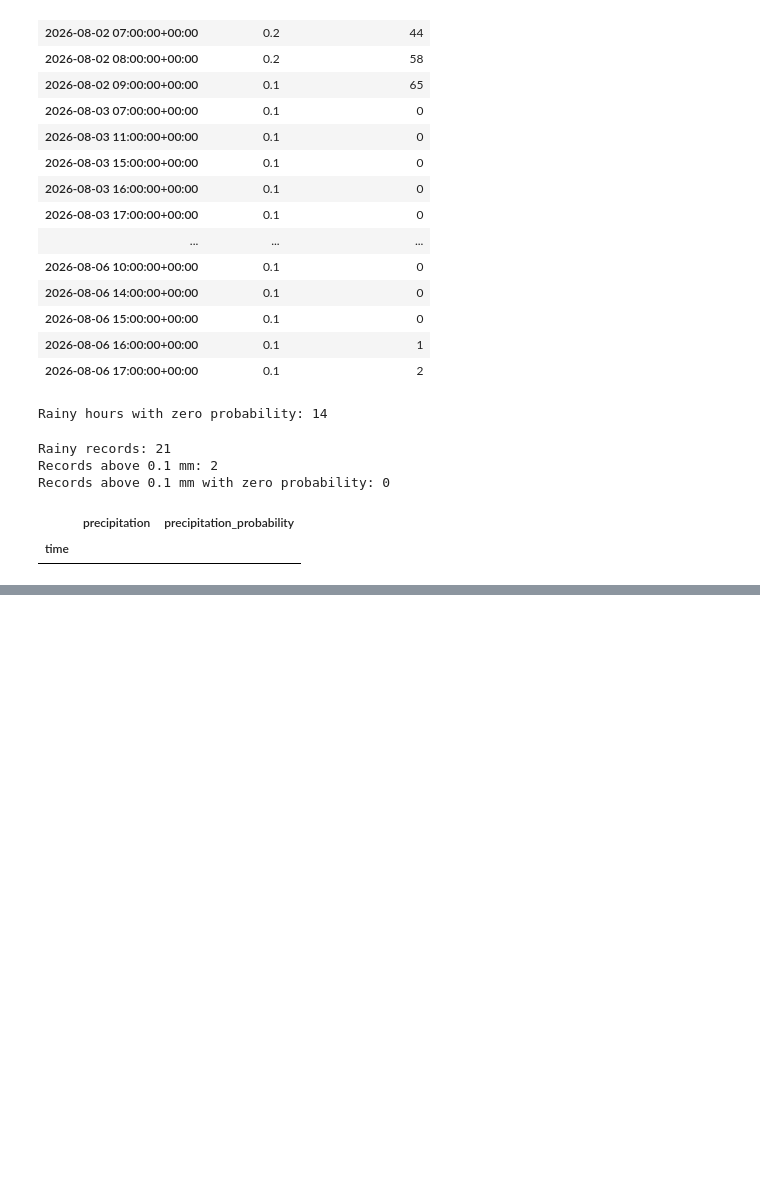
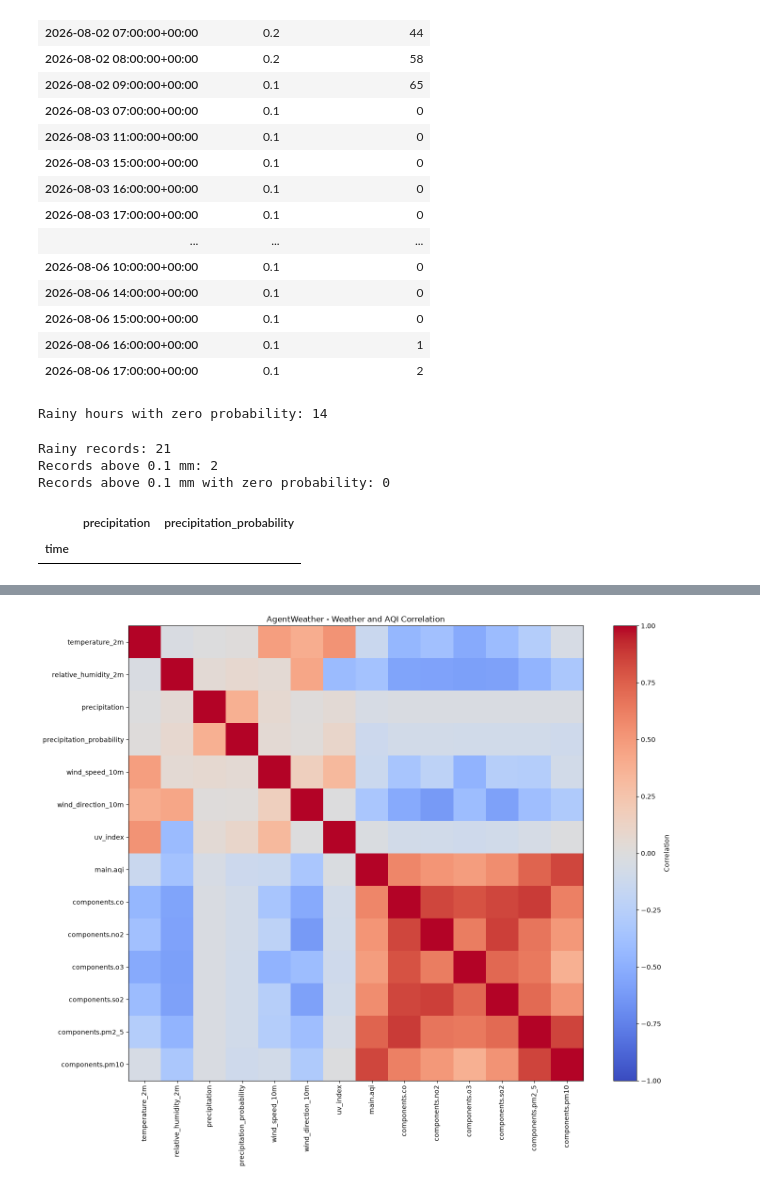
Before and after one commit to itsmusman/AgentWeather, a Jupyter notebook: notebooks/01_explore_apis.ipynb, the cells around one changed output, grey strips where cells are left out. Cells and saved outputs as stored; diff of their text form; code cells hidden in the pictures; blank space fills up the shorter version.

```diff
--- a/notebooks/01_explore_apis.ipynb
+++ b/notebooks/01_explore_apis.ipynb
@@ -778,0 +1846,53 @@ Records above 0.1 mm with zero probability: 0
+# %%
+import matplotlib.pyplot as plt
+import numpy as np
+
+# Select numerical weather and AQI variables
+correlation_columns = [
+    "temperature_2m",
+    "relative_humidity_2m",
+    "precipitation",
+    "precipitation_probability",
+    "wind_speed_10m",
+    "wind_direction_10m",
+    "uv_index",
+    "main.aqi",
+    "components.co",
+    "components.no2",
+    "components.o3",
+    "components.so2",
+    "components.pm2_5",
+    "components.pm10"
+]
+
+# Calculate correlation matrix
+correlation_matrix = final_df[correlation_columns].corr()
+
+# Plot correlation heatmap
+fig, ax = plt.subplots(figsize=(15, 12))
+
+image = ax.imshow(
+    correlation_matrix,
+    cmap="coolwarm",
+    vmin=-1,
+    vmax=1
+)
+
+ax.set_xticks(range(len(correlation_columns)))
+ax.set_yticks(range(len(correlation_columns)))
+
+ax.set_xticklabels(
+    correlation_columns,
+    rotation=90
+)
+
+ax.set_yticklabels(correlation_columns)
+
+plt.colorbar(image, label="Correlation")
+
+plt.title("AgentWeather - Weather and AQI Correlation")
+
+plt.tight_layout()
+plt.show()
+# %% [output]
+[figure, added]
```
Also changed, not shown: parts of 43 cells of this notebook, 3 other files.
